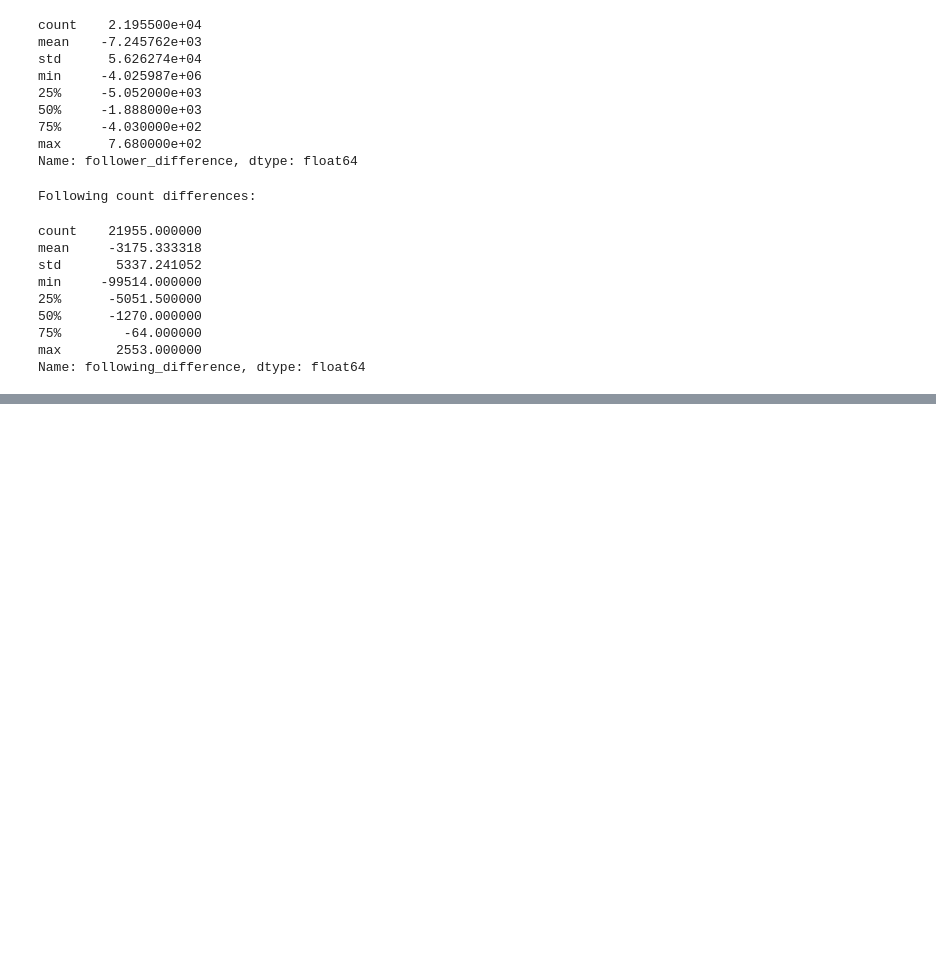
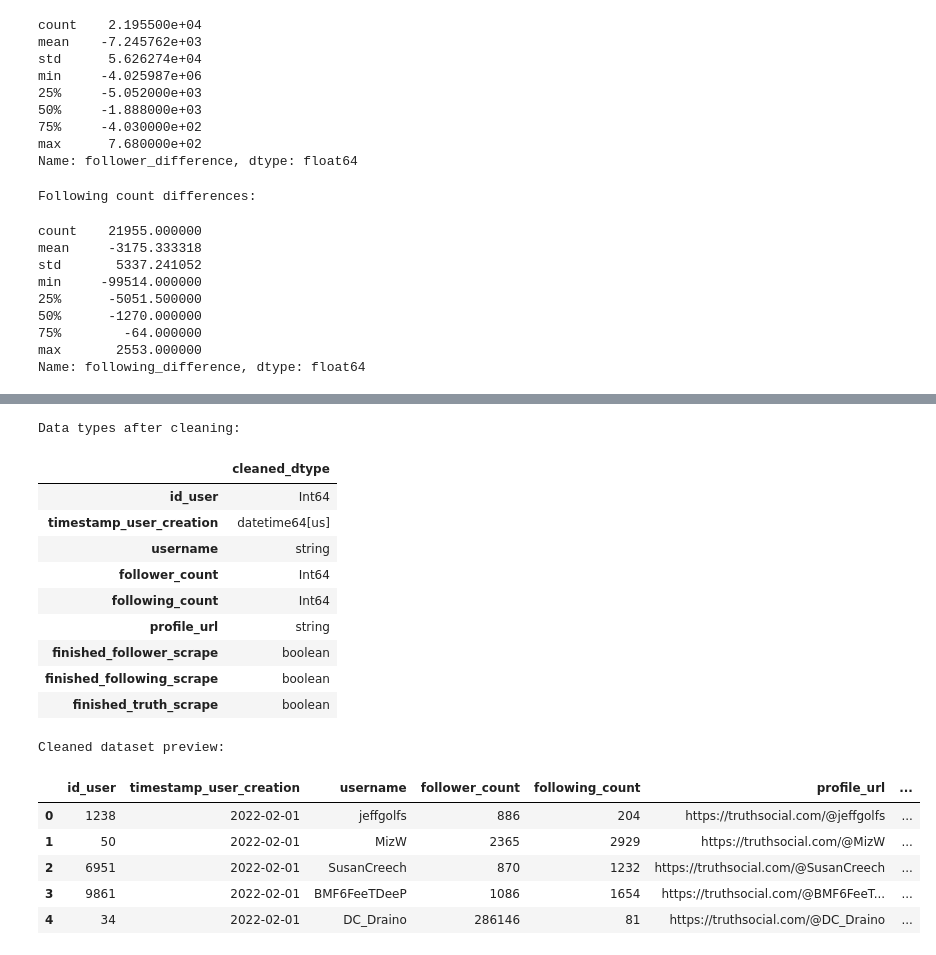
Before and after one commit to lorenzobuccolini03/Truth-Social-Analysis-and-Data-Warehousing---Decision-Support-Systems-, a Jupyter notebook: 01_assignment/01_11_clean_users.ipynb, the cells around one changed output, grey strips where cells are left out. Saved outputs shown, nothing was run; the diff lists cells and outputs as text; code cells hidden in the pictures; blank space fills up the shorter version.

```diff
--- a/01_assignment/01_11_clean_users.ipynb
+++ b/01_assignment/01_11_clean_users.ipynb
@@ -637,0 +728,70 @@ Name: following_difference, dtype: float64
+# %%
+# Convert user identifiers and counts to nullable integers
+numeric_columns = [
+    "id_user",
+    "follower_count",
+    "following_count"
+]
+
+for col in numeric_columns:
+    df_users_clean[col] = (
+        pd.to_numeric(
+            df_users_clean[col],
+            errors="coerce"
+        ).astype("Int64")
+    )
+
+# Convert timestamps to datetime
+df_users_clean["timestamp_user_creation"] = (
+    pd.to_datetime(
+        df_users_clean["timestamp_user_creation"],
+        errors="coerce"
+    )
+)
+
+# Convert scraping flags to nullable booleans
+boolean_columns = [
+    "finished_follower_scrape",
+    "finished_following_scrape",
+    "finished_truth_scrape"
+]
+
+boolean_mapping = {
+    "t": True,
+    "f": False
+}
+
+for col in boolean_columns:
+    df_users_clean[col] = (
+        df_users_clean[col]
+        .map(boolean_mapping)
+        .astype("boolean")
+    )
+
+# Display corrected data types
+print("Data types after cleaning:")
+display(
+    df_users_clean.dtypes.to_frame("cleaned_dtype")
+)
+
+print("\nCleaned dataset preview:")
+display(df_users_clean.head())
+# %% [output]
+Data types after cleaning:
+|  | cleaned_dtype |
+| id_user | Int64 |
+| timestamp_user_creation | datetime64[us] |
+| username | string |
+| follower_count | Int64 |
+| following_count | Int64 |
+| profile_url | string |
+| finished_follower_scrape | boolean |
+| finished_following_scrape | boolean |
+| finished_truth_scrape | boolean |
+Cleaned dataset preview:
+|  | id_user | timestamp_user_creation | username | follower_count | following_count | profile_url | ... |
+| 0 | 1238 | 2022-02-01 | jeffgolfs | 886 | 204 | https://truthsocial.com/@jeffgolfs | ... |
+| 1 | 50 | 2022-02-01 | MizW | 2365 | 2929 | https://truthsocial.com/@MizW | ... |
+| 2 | 6951 | 2022-02-01 | SusanCreech | 870 | 1232 | https://truthsocial.com/@SusanCreech | ... |
+| 3 | 9861 | 2022-02-01 | BMF6FeeTDeeP | 1086 | 1654 | https://truthsocial.com/@BMF6FeeT... | ... |
+| 4 | 34 | 2022-02-01 | DC_Draino | 286146 | 81 | https://truthsocial.com/@DC_Draino | ... |
```
Also changed, not shown: parts of 13 cells of this notebook, 3 other files.
